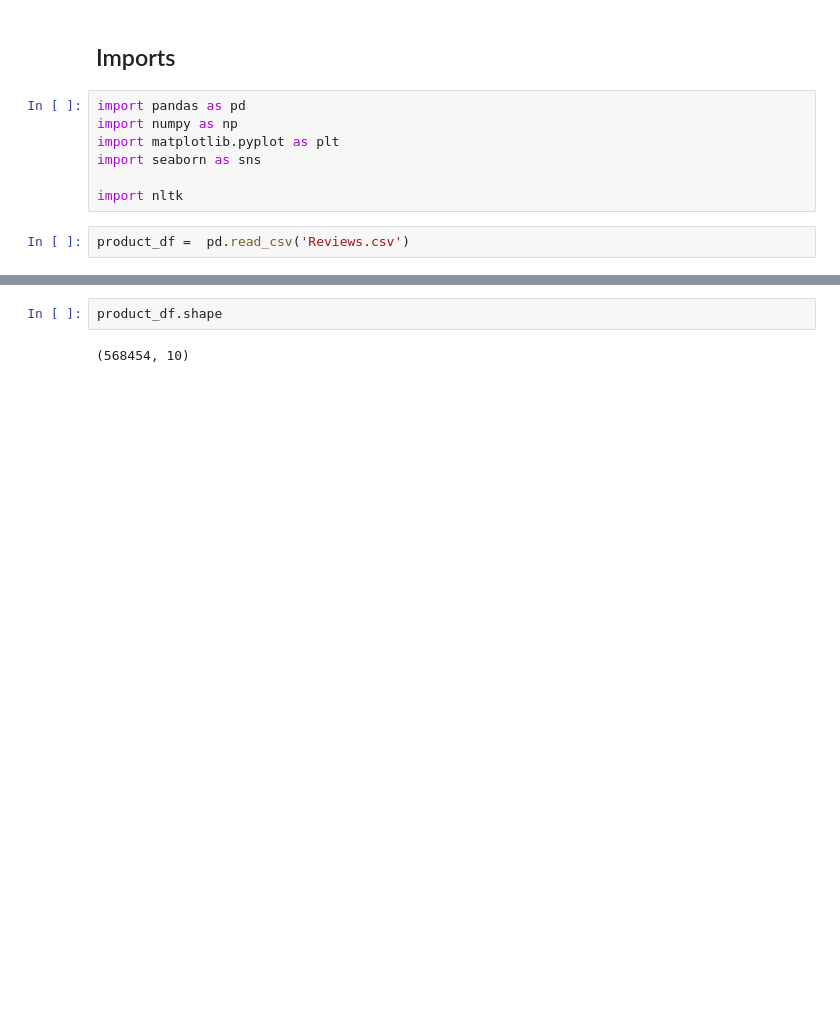
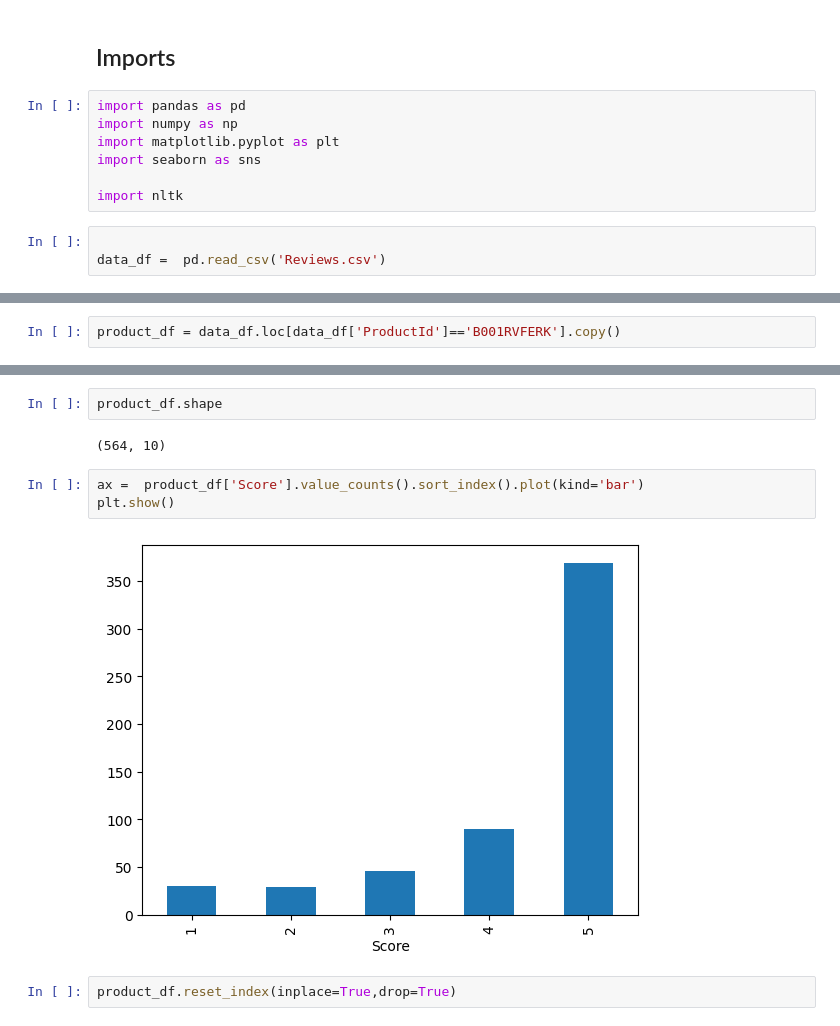
Before and after one commit to fbaezcalderon/sentiment_analysis_winter2025, a Jupyter notebook: quality_characteristics.ipynb, the cells around one changed output, grey strips where cells are left out. Drawn from its saved outputs; the diff is of its cells as text; blank space fills up the shorter version.

Commit message:
scores

```diff
--- a/quality_characteristics.ipynb
+++ b/quality_characteristics.ipynb
@@ -10,4 +10,5 @@ import seaborn as sns
 
 import nltk
 # %%
-product_df =  pd.read_csv('Reviews.csv')
+
+data_df =  pd.read_csv('Reviews.csv')
@@ -13,0 +48,2 @@ product_df =  pd.read_csv('Reviews.csv')
+# %%
+product_df = data_df.loc[data_df['ProductId']=='B001RVFERK'].copy()
@@ -14,4 +61,11 @@ product_df =  pd.read_csv('Reviews.csv')
 # %%
 product_df.shape
 # %% [output]
-(568454, 10)
+(564, 10)
+# %%
+ax =  product_df['Score'].value_counts().sort_index().plot(kind='bar')
+plt.show()
+# %% [output]
+[figure, added]
+# %%
+product_df.reset_index(inplace=True,drop=True)
```
Also changed, not shown: parts of 23 cells of this notebook.
